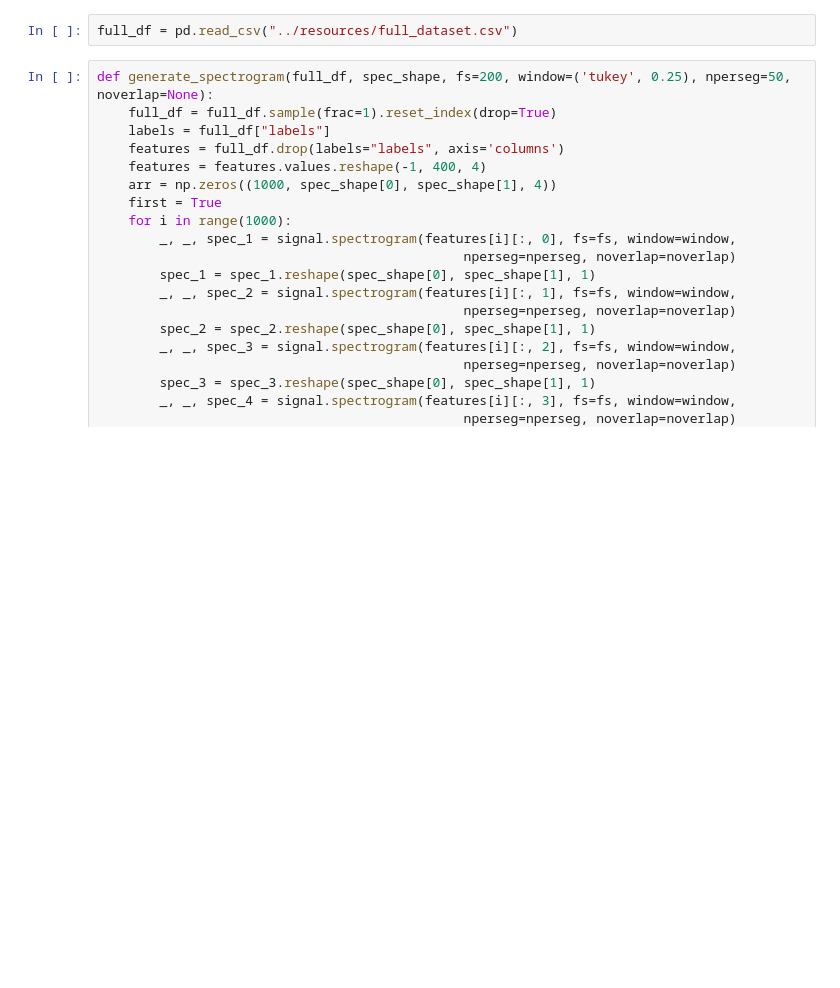
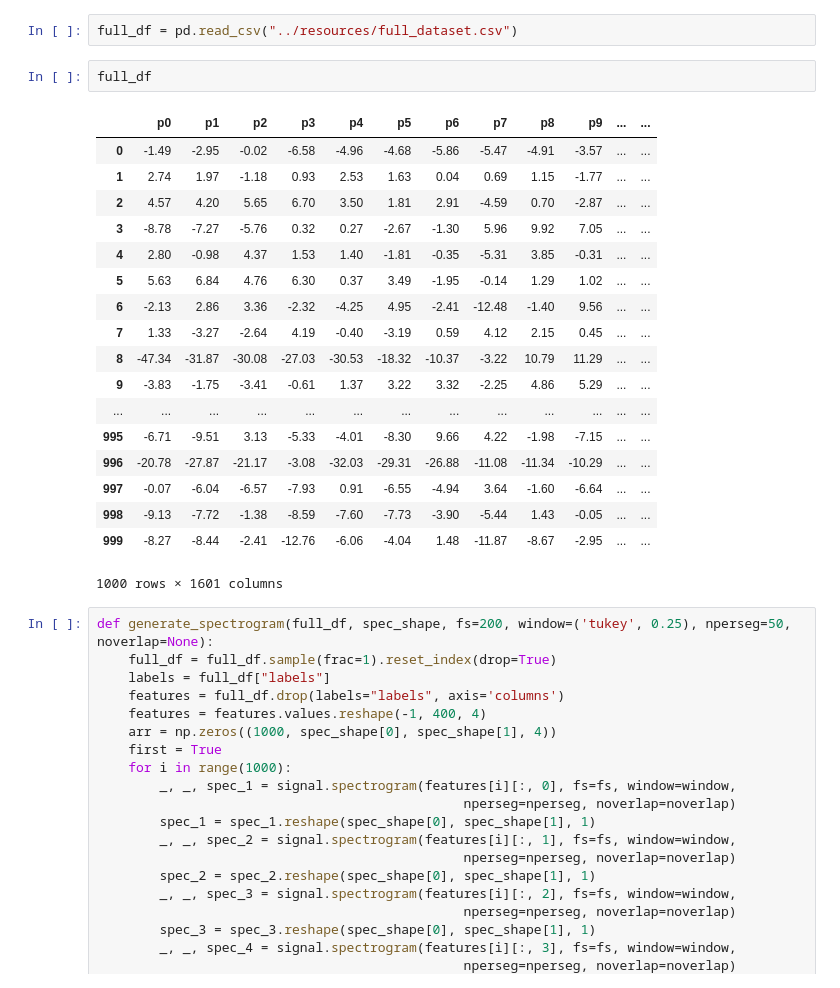
Before and after one commit to ThomasH88/subvocalization, a Jupyter notebook: models/Model_1.ipynb, the cells around one changed output. Cells and saved outputs as stored; diff of their text form; blank space fills up the shorter version.

```diff
--- a/models/Model_1.ipynb
+++ b/models/Model_1.ipynb
@@ -8,6 +8,27 @@ import matplotlib.pyplot as plt
 from scipy import signal
 # %%
 full_df = pd.read_csv("../resources/full_dataset.csv")
+# %%
+full_df
+# %% [output]
+|  | p0 | p1 | p2 | p3 | p4 | p5 | p6 | p7 | p8 | p9 | ... | ... |
+| 0 | -1.49 | -2.95 | -0.02 | -6.58 | -4.96 | -4.68 | -5.86 | -5.47 | -4.91 | -3.57 | ... | ... |
+| 1 | 2.74 | 1.97 | -1.18 | 0.93 | 2.53 | 1.63 | 0.04 | 0.69 | 1.15 | -1.77 | ... | ... |
+| 2 | 4.57 | 4.20 | 5.65 | 6.70 | 3.50 | 1.81 | 2.91 | -4.59 | 0.70 | -2.87 | ... | ... |
+| 3 | -8.78 | -7.27 | -5.76 | 0.32 | 0.27 | -2.67 | -1.30 | 5.96 | 9.92 | 7.05 | ... | ... |
+| 4 | 2.80 | -0.98 | 4.37 | 1.53 | 1.40 | -1.81 | -0.35 | -5.31 | 3.85 | -0.31 | ... | ... |
+| 5 | 5.63 | 6.84 | 4.76 | 6.30 | 0.37 | 3.49 | -1.95 | -0.14 | 1.29 | 1.02 | ... | ... |
+| 6 | -2.13 | 2.86 | 3.36 | -2.32 | -4.25 | 4.95 | -2.41 | -12.48 | -1.40 | 9.56 | ... | ... |
+| 7 | 1.33 | -3.27 | -2.64 | 4.19 | -0.40 | -3.19 | 0.59 | 4.12 | 2.15 | 0.45 | ... | ... |
+| 8 | -47.34 | -31.87 | -30.08 | -27.03 | -30.53 | -18.32 | -10.37 | -3.22 | 10.79 | 11.29 | ... | ... |
+| 9 | -3.83 | -1.75 | -3.41 | -0.61 | 1.37 | 3.22 | 3.32 | -2.25 | 4.86 | 5.29 | ... | ... |
+| ... | ... | ... | ... | ... | ... | ... | ... | ... | ... | ... | ... | ... |
+| 995 | -6.71 | -9.51 | 3.13 | -5.33 | -4.01 | -8.30 | 9.66 | 4.22 | -1.98 | -7.15 | ... | ... |
+| 996 | -20.78 | -27.87 | -21.17 | -3.08 | -32.03 | -29.31 | -26.88 | -11.08 | -11.34 | -10.29 | ... | ... |
+| 997 | -0.07 | -6.04 | -6.57 | -7.93 | 0.91 | -6.55 | -4.94 | 3.64 | -1.60 | -6.64 | ... | ... |
+| 998 | -9.13 | -7.72 | -1.38 | -8.59 | -7.60 | -7.73 | -3.90 | -5.44 | 1.43 | -0.05 | ... | ... |
+| 999 | -8.27 | -8.44 | -2.41 | -12.76 | -6.06 | -4.04 | 1.48 | -11.87 | -8.67 | -2.95 | ... | ... |
+1000 rows × 1601 columns
 # %%
 def generate_spectrogram(full_df, spec_shape, fs=200, window=('tukey', 0.25), nperseg=50, noverlap=None):
     full_df = full_df.sample(frac=1).reset_index(drop=True)
```
